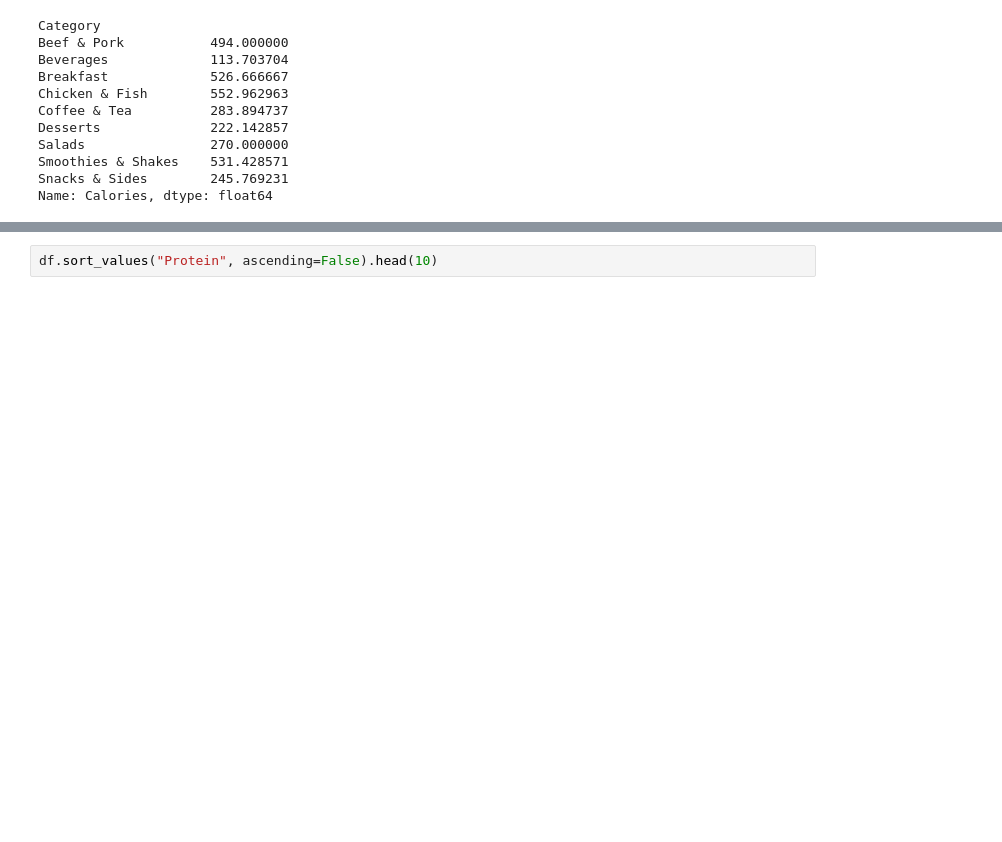
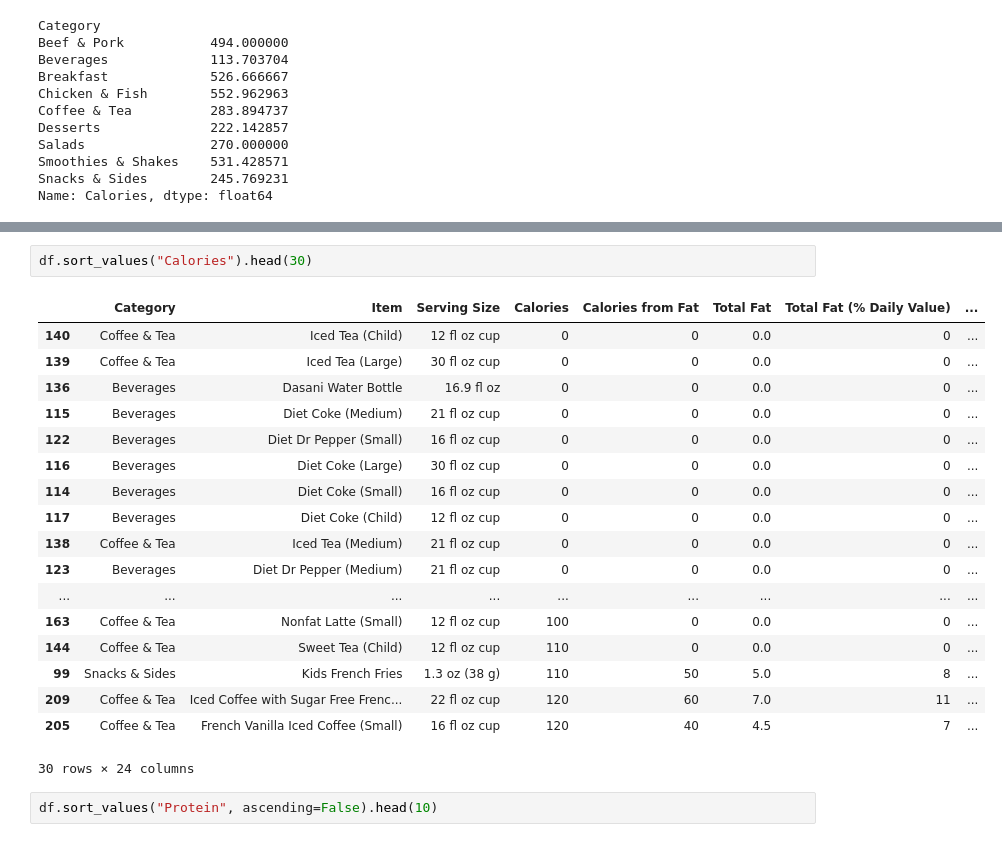
Before and after one commit to alena-analytics/mcdonalds-nutrition-analysis, a Jupyter notebook: analysis.ipynb, the cells around one changed output, grey strips where cells are left out. Drawn from its saved outputs; the diff is of its cells as text; blank space fills up the shorter version.

```diff
--- a/analysis.ipynb
+++ b/analysis.ipynb
@@ -125,3 +156,24 @@ plt.show()
+# %%
+df.sort_values("Calories").head(30)
+# %% [output]
+|  | Category | Item | Serving Size | Calories | Calories from Fat | Total Fat | Total Fat (% Daily Value) | ... |
+| 140 | Coffee & Tea | Iced Tea (Child) | 12 fl oz cup | 0 | 0 | 0.0 | 0 | ... |
+| 139 | Coffee & Tea | Iced Tea (Large) | 30 fl oz cup | 0 | 0 | 0.0 | 0 | ... |
+| 136 | Beverages | Dasani Water Bottle | 16.9 fl oz | 0 | 0 | 0.0 | 0 | ... |
+| 115 | Beverages | Diet Coke (Medium) | 21 fl oz cup | 0 | 0 | 0.0 | 0 | ... |
+| 122 | Beverages | Diet Dr Pepper (Small) | 16 fl oz cup | 0 | 0 | 0.0 | 0 | ... |
+| 116 | Beverages | Diet Coke (Large) | 30 fl oz cup | 0 | 0 | 0.0 | 0 | ... |
+| 114 | Beverages | Diet Coke (Small) | 16 fl oz cup | 0 | 0 | 0.0 | 0 | ... |
+| 117 | Beverages | Diet Coke (Child) | 12 fl oz cup | 0 | 0 | 0.0 | 0 | ... |
+| 138 | Coffee & Tea | Iced Tea (Medium) | 21 fl oz cup | 0 | 0 | 0.0 | 0 | ... |
+| 123 | Beverages | Diet Dr Pepper (Medium) | 21 fl oz cup | 0 | 0 | 0.0 | 0 | ... |
+| ... | ... | ... | ... | ... | ... | ... | ... | ... |
+| 163 | Coffee & Tea | Nonfat Latte (Small) | 12 fl oz cup | 100 | 0 | 0.0 | 0 | ... |
+| 144 | Coffee & Tea | Sweet Tea (Child) | 12 fl oz cup | 110 | 0 | 0.0 | 0 | ... |
+| 99 | Snacks & Sides | Kids French Fries | 1.3 oz (38 g) | 110 | 50 | 5.0 | 8 | ... |
+| 209 | Coffee & Tea | Iced Coffee with Sugar Free Frenc... | 22 fl oz cup | 120 | 60 | 7.0 | 11 | ... |
+| 205 | Coffee & Tea | French Vanilla Iced Coffee (Small) | 16 fl oz cup | 120 | 40 | 4.5 | 7 | ... |
+30 rows × 24 columns
 # %%
 df.sort_values("Protein", ascending=False).head(10)
 # %% [output]
```
Also changed, not shown: parts of 6 cells of this notebook.
